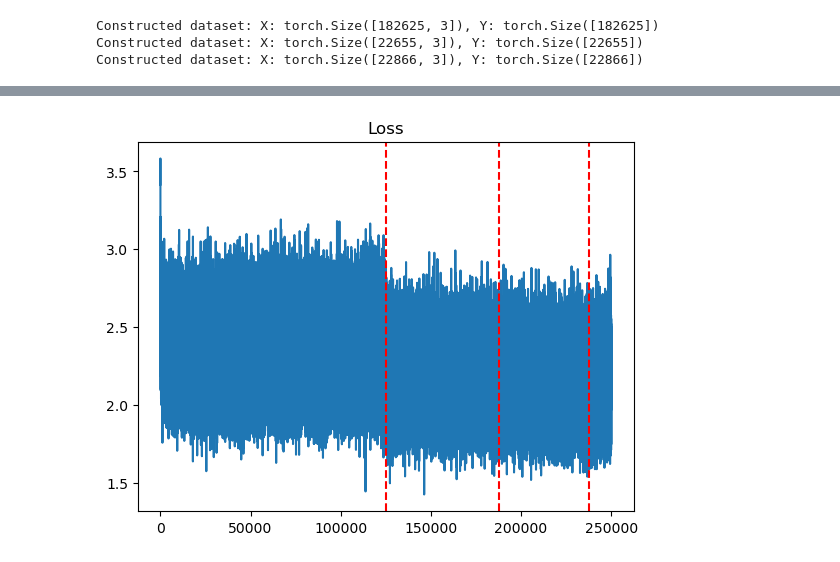
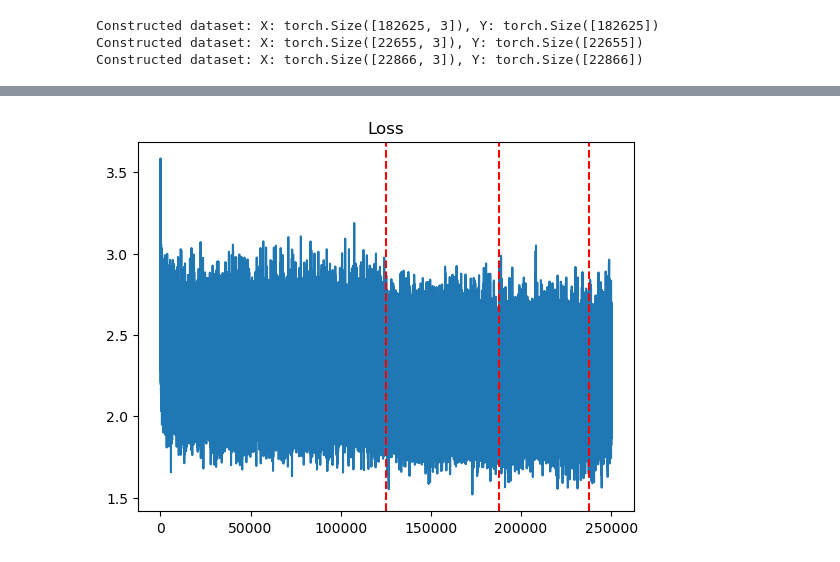
Before and after one commit to kseuro/neural-networks-zero-to-one, a Jupyter notebook: makemore-python/3_activations_gradients_batchnorm.ipynb, the cells around one changed output, grey strips where cells are left out. Saved outputs shown, nothing was run; the diff lists cells and outputs as text; code cells hidden in the pictures.

Commit message:
add kaiming activation and batch norm to MLP

```diff
--- a/makemore-python/3_activations_gradients_batchnorm.ipynb
+++ b/makemore-python/3_activations_gradients_batchnorm.ipynb
@@ -133,16 +133,27 @@ batch_size = 48
 n_embedding = 10
 block_size = 3
 n_hidden = 200
+vocab_size = len(STOI)
 
-vocab_size = len(STOI)
+# Initialization tuning - https://pytorch.org/docs/stable/nn.init.html
+tanh_gain = 5 / 3
+fan_mode = block_size * n_embedding
+kaiming_std = tanh_gain / fan_mode**0.5
+
 gen = torch.Generator().manual_seed(2147483647)
 C = torch.randn((vocab_size, n_embedding), generator=gen)
-W1 = torch.randn((block_size * n_embedding, n_hidden), generator=gen) * 0.1
+W1 = torch.randn((block_size * n_embedding, n_hidden), generator=gen) * kaiming_std
 b1 = torch.randn(n_hidden, generator=gen) * 0.01
 W2 = torch.randn((n_hidden, vocab_size), generator=gen) * 0.1
 b2 = torch.randn(vocab_size, generator=gen) * 0.0
-parameters = [C, W1, b1, W2, b2]
-print(sum(p.nelement() for p in parameters))
+
+# batch-norm
+bn_gain = torch.ones((1, n_hidden))
+bn_bias = torch.zeros((1, n_hidden))
+
+parameters = [C, W1, b1, W2, b2, bn_gain, bn_bias]
+n_params = sum(p.nelement() for p in parameters)
+print(f"Training model with {n_params} parameters")
 
 for p in parameters:
     p.requires_grad = True
@@ -150,13 +161,22 @@ for p in parameters:
 for epoch in range(n_epochs):
 
     # Get indices of minibatch from the training data
-    ix = torch.randint(0, Xtr.shape[0], (batch_size,))
+    ix = torch.randint(0, Xtr.shape[0], (batch_size,), generator=gen)
+    Xbatch, Ybatch = Xtr[ix], Ytr[ix]
 
     # Forward pass using the training targets
-    embedding = C[Xtr[ix]]
-    h = torch.tanh(embedding.view(-1, block_size * n_embedding) @ W1 + b1)  # batch_size, n_hidden
+    embedding = C[Xbatch]
+    emb = embedding.view(-1, block_size * n_embedding)
+    h_preactivation = emb @ W1 + b1
+    h_mean = h_preactivation.mean(0, keepdim=True)
+    h_std = h_preactivation.std(0, keepdim=True)
+
+    # Apply batch-norm
+    h_preactivation = bn_gain * ((h_preactivation - h_mean) / h_std) + bn_bias
+
+    h = torch.tanh(h_preactivation)  # batch_size, n_hidden
     logits = h @ W2 + b2  # batch_size, len(stoi)
-    loss = F.cross_entropy(logits, Ytr[ix])
+    loss = F.cross_entropy(logits, Ybatch)
 
     # Backward pass
     for p in parameters:
@@ -210,4 +230,4 @@ Epoch 240000 loss: 2.0795
-[figure, old version]
+[figure, new version]
 # %%
 @torch.no_grad()
 def split_loss(split):
```
Also changed, not shown: parts of 5 cells of this notebook.
